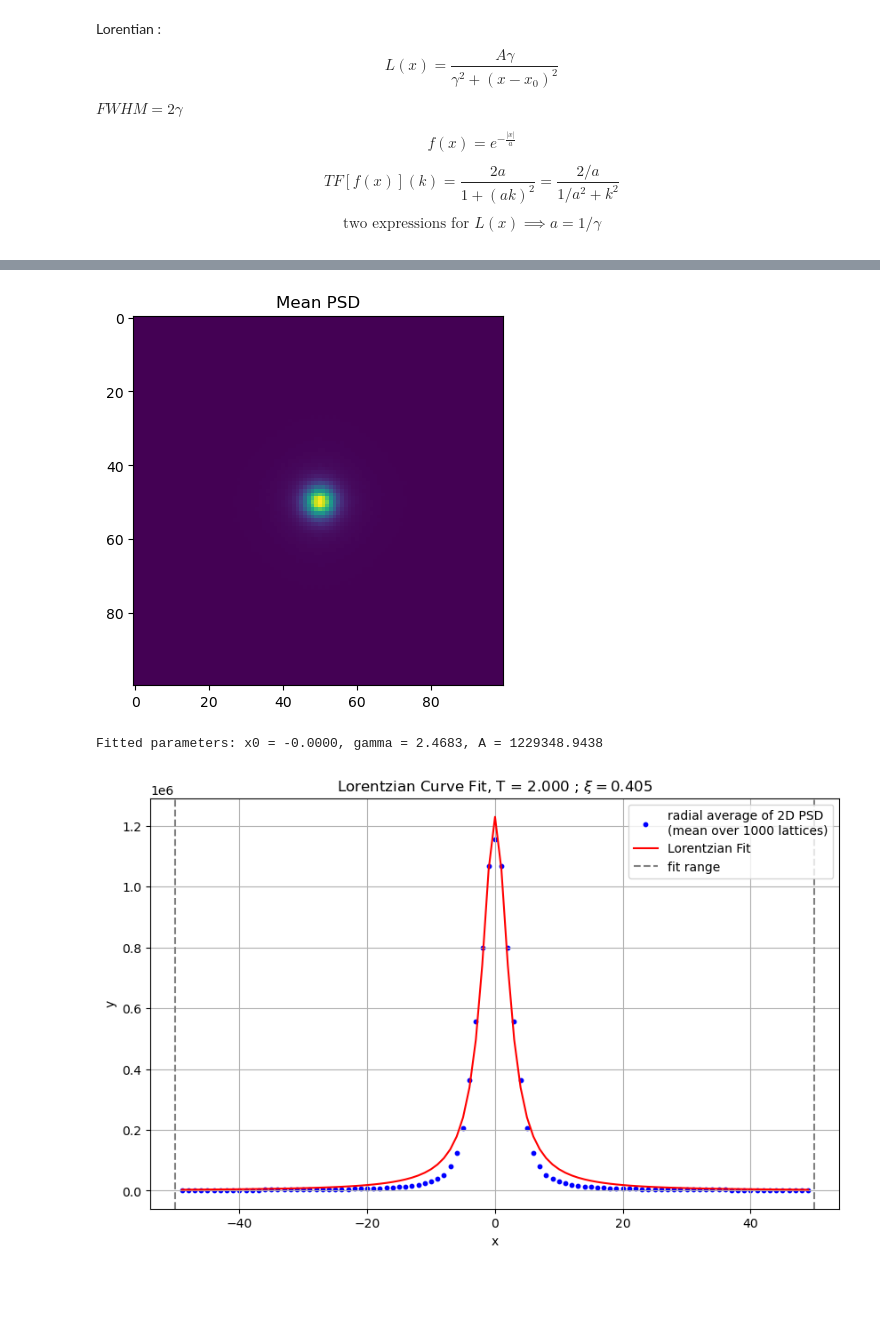
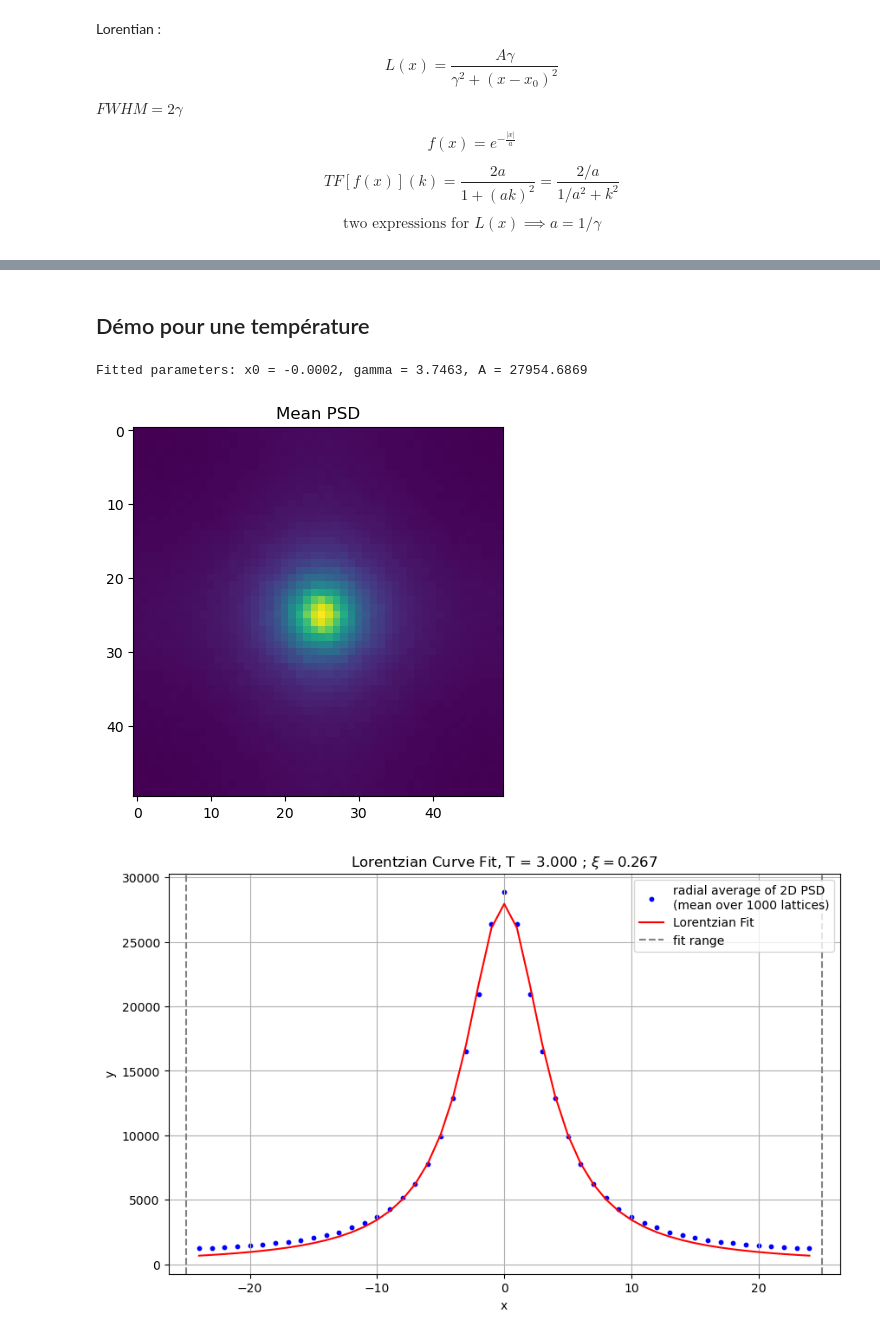
Before and after one commit to bouxdecl/2024_M1_PhyNum_IsingModel, a Jupyter notebook: Ising_lenght_correlation.ipynb, the cells around one changed output, grey strips where cells are left out. Saved outputs shown, nothing was run; the diff lists cells and outputs as text; code cells hidden in the pictures; blank space fills up the shorter version.

```diff
--- a/Ising_lenght_correlation.ipynb
+++ b/Ising_lenght_correlation.ipynb
@@ -167,9 +121,9 @@ Text(0, 0.5, '$\\xi$')
-# %%
-PSD_0 = get_average_PSD(T=2)
-# %% [output]
-[figure, removed]
+# %% [markdown]
+## Démo pour une température
 # %%
-xi, _, _ = xi_from_PSD(PSD_0, n_samples=1000, T=2, plot=True)
+PSD_0 = get_average_PSD(T=3, N=50)
+xi, _, _ = xi_from_PSD(PSD_0, n_samples=1000, T=3, plot=True)
 # %% [output]
-Fitted parameters: x0 = -0.0000, gamma = 2.4683, A = 1229348.9438
+Fitted parameters: x0 = -0.0002, gamma = 3.7463, A = 27954.6869
-[figure, old version]
+[figure, new version]
+[figure, added]
```
Also changed, not shown: parts of 10 cells of this notebook, 1 other file.
